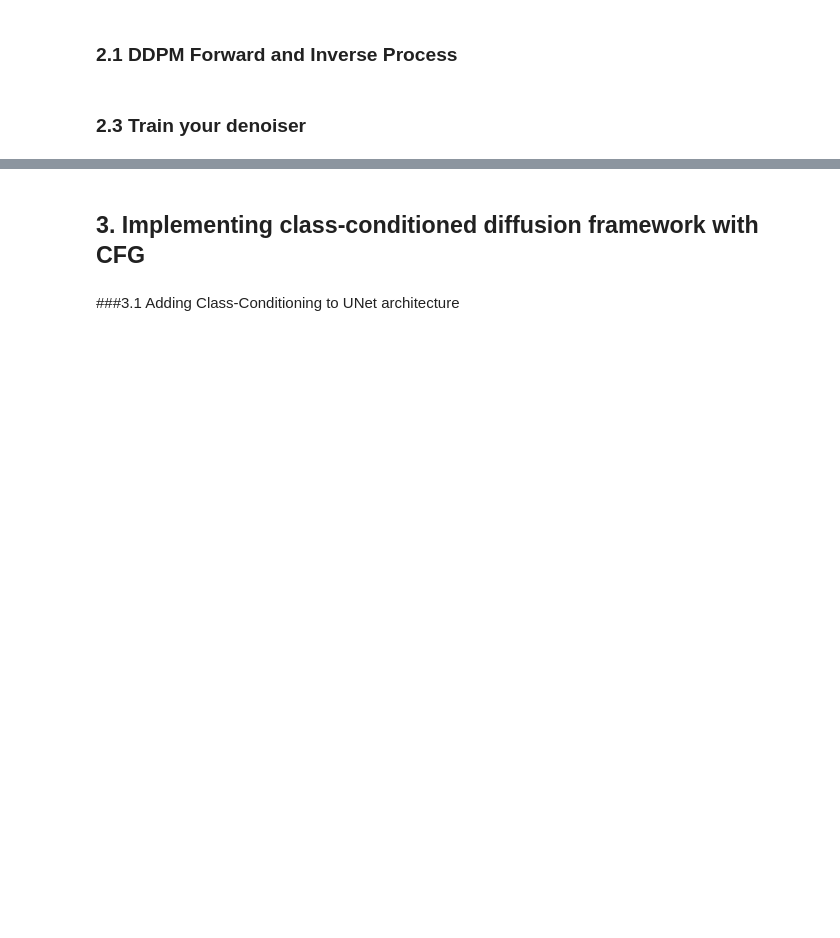
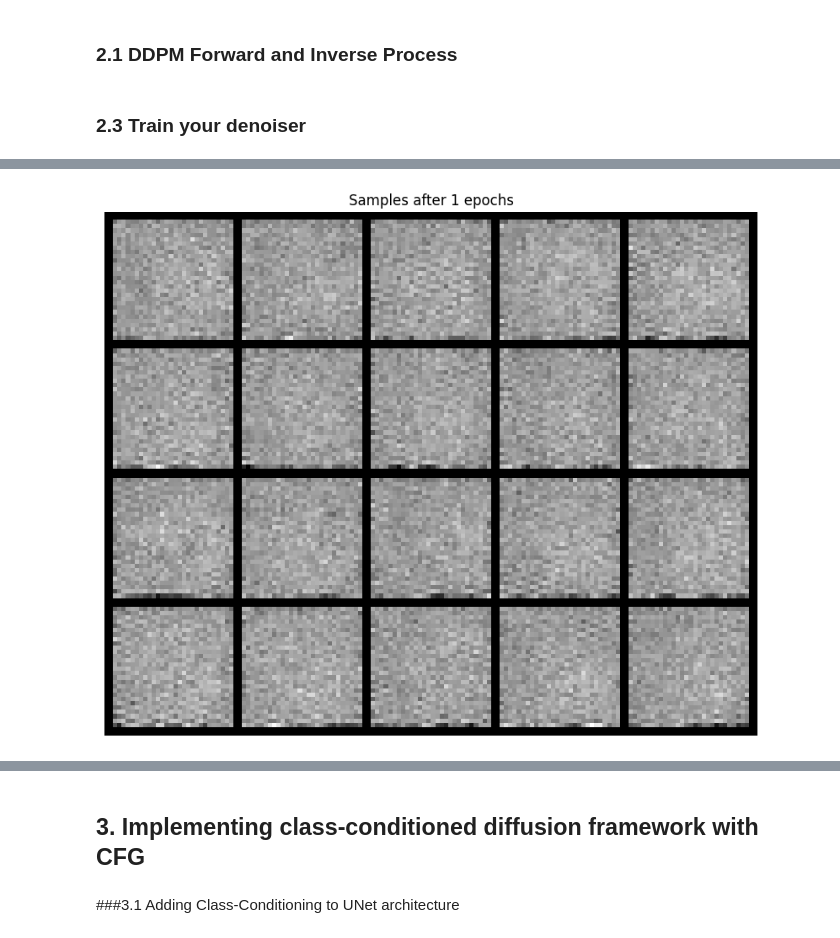
Before and after one commit to IdanYeh/NeuralGraphicsEX1, a Jupyter notebook: Assignment1_Neural_Graphics.ipynb, the cells around one changed output, grey strips where cells are left out. Cells and saved outputs as stored; diff of their text form; code cells hidden in the pictures; blank space fills up the shorter version.

```diff
--- a/Assignment1_Neural_Graphics.ipynb
+++ b/Assignment1_Neural_Graphics.ipynb
@@ -221,8 +221,8 @@ class ConvBlock(nn.Module):
             out_channels (int): The number of output channels
         """
         super().__init__()
-        self.convblock = nn.Sequential(Conv(in_channels, out_channels),
-                                       Conv(out_channels, out_channels))
+        self.convblock = nn.Sequential(Conv(in_channels, in_channels),
+                                       Conv(in_channels, out_channels))
 
     def forward(self, x: torch.Tensor) -> torch.Tensor:
         """
@@ -643,7 +482,7 @@ def ddpm_sample(
 
         xt = (torch.sqrt(at_next)*bt/(1-at))*x0_est + (torch.sqrt(at)*(1-at_next)/(1-at))*xt + torch.sqrt(bt)*z
 
-    return xt
+    return x0_est
 # %%
 # Do Not Modify
 class DDPM(nn.Module):
@@ -766,8 +635,9 @@ device = torch.device('cuda' if torch.cuda.is_available() else 'cpu')
 # eval setup
 CHECKPOINT_DIR = "/content/drive/MyDrive/NeuralGraphicsEX1/ddpm_checkpoints"
 train_from_scratch = False
-clear_folder = False
+clear_folder = True
 eval_epochs = [1, 2, 3, 5, 10, 15, 20]
+with_transform = True
 
 # Hyper parameters - Modify if you wish
 num_hidden = 128
@@ -776,16 +646,13 @@ num_epochs = 20
 lr = 1e-3
 img_wh = (28, 28)
 eval_batch_size=20
-T=300
+T=1000
 
 # initial\load checkpoint
 start_epoch, ddpm, optimizer, scheduler, batch_losses, epoch_losses = load_checkpoint(CHECKPOINT_DIR, train_from_scratch, num_hidden, lr, num_epochs, clear_folder)
 
 # Init MNIST data loaders
-train_data = MNIST(root='./data', train=True, download=True, transform=ToTensor())
-test_data = MNIST(root='./data', train=False, download=True, transform=ToTensor())
-train_loader = DataLoader(train_data, batch_size=batch_size, shuffle=True)
-eval_loader = DataLoader(test_data, batch_size=eval_batch_size, shuffle=True) #Not usefull now, but will be for evaluating class-conditioned denoiser (3.3)
+train_data, test_data, train_loader, eval_loader = load_MNIST(with_transform)
 
 for epoch in tqdm(range(start_epoch, num_epochs)):
   ddpm.train()  # Set the model to training mode
@@ -816,6 +683,8 @@ for epoch in tqdm(range(start_epoch, num_epochs)):
           print(f"Generating samples for epoch {epoch + 1}...")
 
           samples = ddpm.sample(img_wh=img_wh, batch_size=eval_batch_size)
+          if with_transform:
+            samples = postprocess(samples)
 
           grid = vutils.make_grid(samples, nrow=int(eval_batch_size // 4), normalize=True)
           plt.figure(figsize=(10, 10))
@@ -902,0 +723,69 @@ KeyboardInterrupt:
+# %%
+# original training loop
+import matplotlib.pyplot as plt
+import torchvision.utils as vutils
+device = torch.device('cuda' if torch.cuda.is_available() else 'cpu')
+
+# Hyper parameters - Modify if you wish
+num_hidden = 128
+batch_size = 64
+num_epochs = 20
+lr = 1e-3
+img_wh = (28, 28)
+eval_batch_size=20
+T=1000
+
+# Init MNIST data loaders
+train_data = MNIST(root='./data', train=True, download=True, transform=ToTensor())
+test_data = MNIST(root='./data', train=False, download=True, transform=ToTensor())
+train_loader = DataLoader(train_data, batch_size=batch_size, shuffle=True)
+eval_loader = DataLoader(test_data, batch_size=eval_batch_size, shuffle=True) #Not usefull now, but will be for evaluating class-conditioned denoiser (3.3)
+
+# Init denoiser and DDPM wrapper
+denosier_unet = DenoisingUNet(in_channels=1 , num_hiddens=num_hidden)
+ddpm = DDPM(denosier_unet, num_ts=T)
+
+# Optimizer and device setup - Adam optimizer with exponential learning rate decay
+optimizer = torch.optim.Adam(ddpm.parameters(), lr = lr)
+scheduler = torch.optim.lr_scheduler.ExponentialLR(optimizer=optimizer, gamma = 0.1**(1.0/num_epochs))
+device = torch.device('cuda' if torch.cuda.is_available() else 'cpu')
+ddpm.to(device)
+
+for epoch in tqdm(range(num_epochs)):
+  ddpm.train()  # Set the model to training mode
+  epoch_loss = 0.0
+  for batch, (data, label) in enumerate(train_loader):
+      optimizer.zero_grad()
+      data = data.to(device)
+      loss = ddpm(data)
+      torch.nn.utils.clip_grad_norm_(ddpm.parameters(), 1.0)
+      loss.backward()  # Compute gradients
+      optimizer.step()  # Update weights
+      batch_loss = loss.item()
+      # YOUR CODE HERE.
+      epoch_loss += batch_loss
+
+      if batch % 100 == 0:
+        print(f"Epoch [{epoch+1}/{num_epochs}], Step [{batch}/{len(train_loader)}], Loss: {batch_loss:.4f}")
+
+  avg_epoch_loss = epoch_loss / len(train_loader)
+  print(f"Epoch [{epoch+1}/{num_epochs}] - Average Loss: {avg_epoch_loss:.4f}")
+  scheduler.step()
+
+
+  ddpm.eval() # changes the behaior of BN and Dropouts layers
+  # YOUR EVAL CODE HERE.
+  with torch.no_grad():
+
+    if (epoch + 1) in [1, 2, 3, 4, 5, 10, 15, 20]:
+        print(f"Generating samples for epoch {epoch + 1}...")
+
+        samples = ddpm.sample(img_wh=img_wh, batch_size=eval_batch_size)
+
+        grid = vutils.make_grid(samples, nrow=int(eval_batch_size // 4), normalize=True)
+        plt.figure(figsize=(10, 10))
+        plt.imshow(grid.permute(1, 2, 0).cpu().numpy())
+        plt.title(f"Samples after {epoch + 1} epochs")
+        plt.axis('off')
+        plt.show()
+# %% [output]
@@ -902,0 +804 @@ KeyboardInterrupt:
+[figure, added]
```
Also changed, not shown: parts of 5 cells of this notebook.
